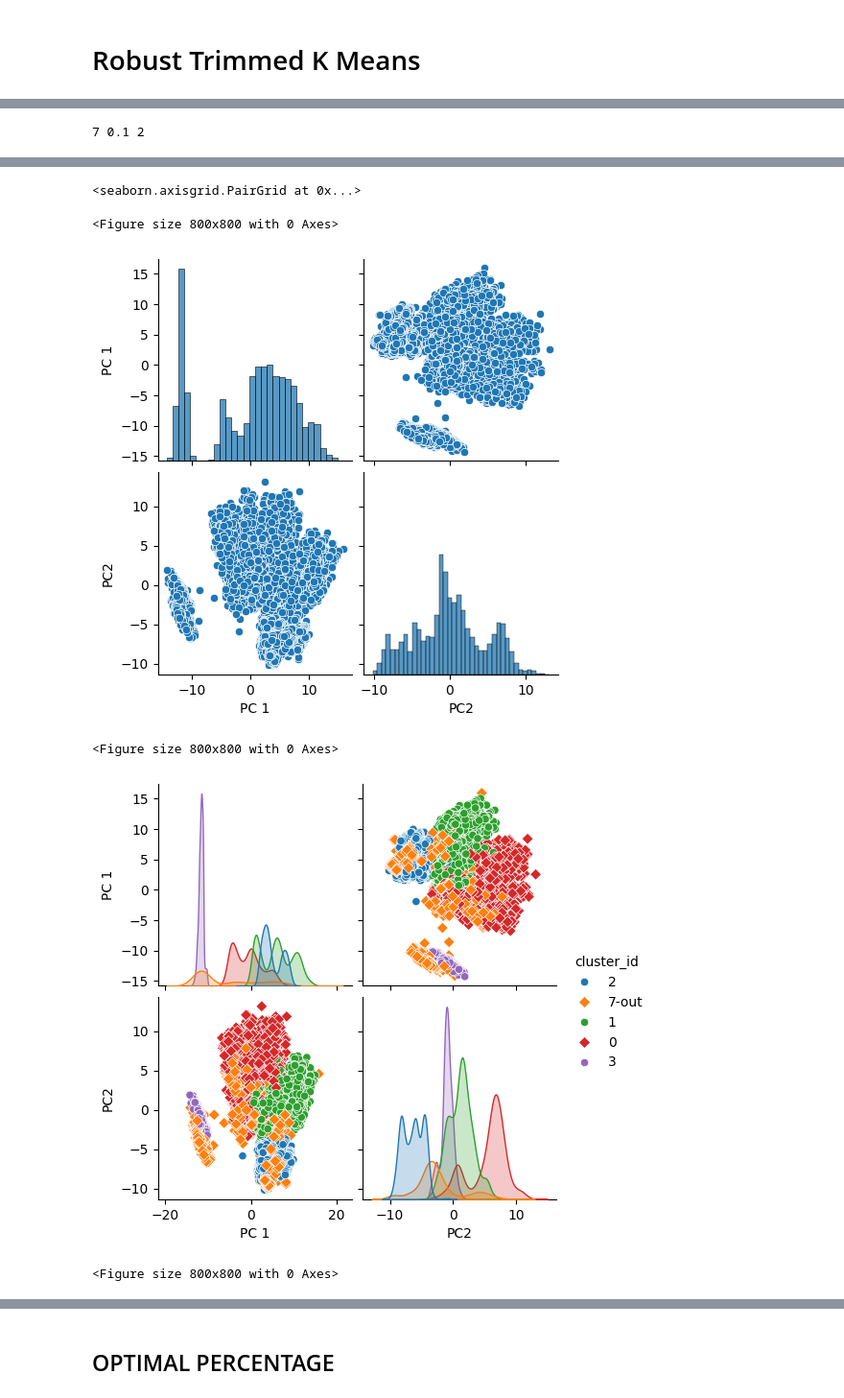
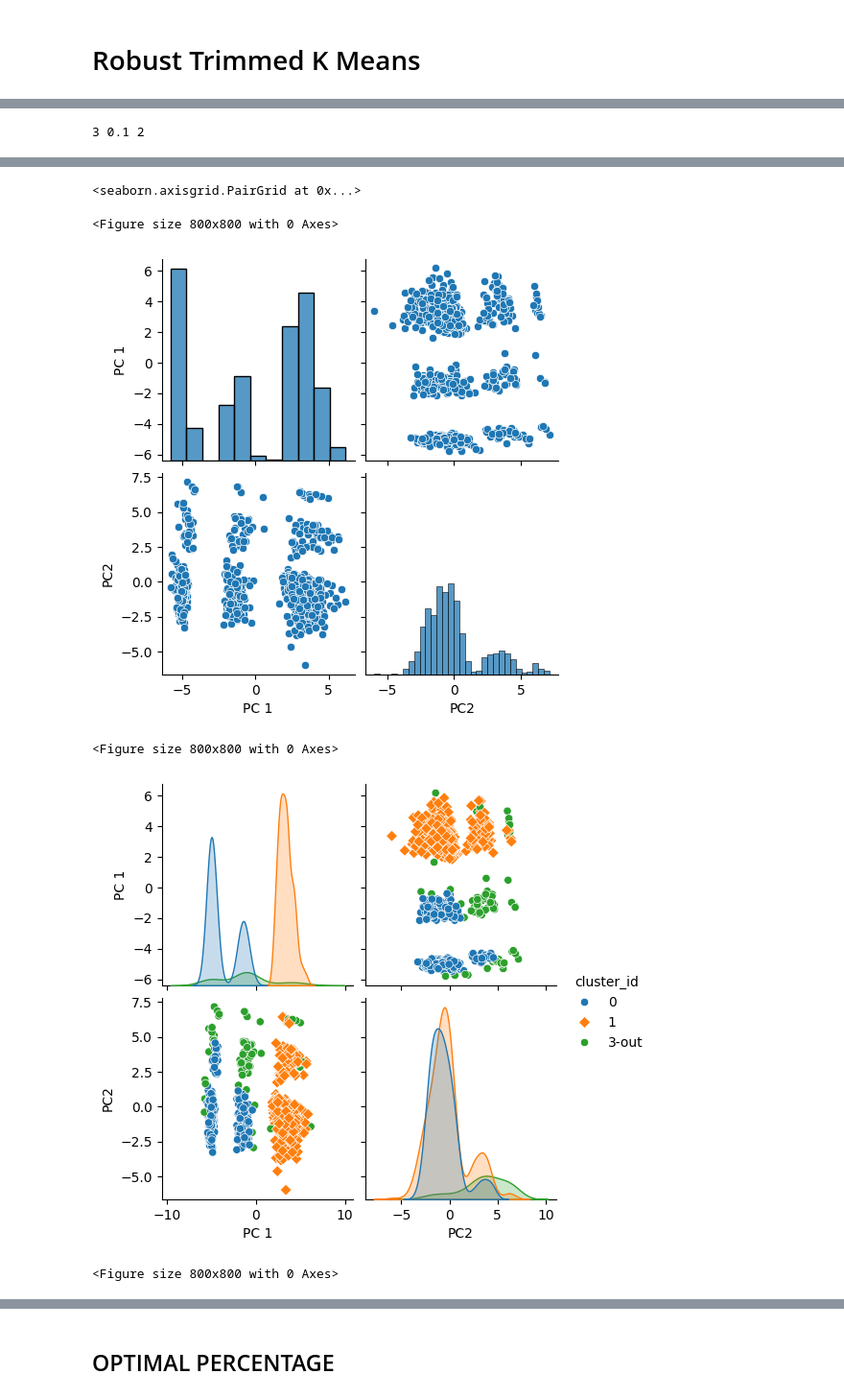
Before and after one commit to jptriciaestella/Skripsi-Kmeans-LTS, a Jupyter notebook: DATASET7/trimmed.ipynb, the cells around one changed output, grey strips where cells are left out. Shown at 96% size. Drawn from its saved outputs; the diff is of its cells as text; code cells hidden in the pictures.

```diff
--- a/DATASET7/trimmed.ipynb
+++ b/DATASET7/trimmed.ipynb
@@ -7,12 +7,9 @@ from sklearn.preprocessing import QuantileTransformer
 # %% [markdown]
 # READ DF + NORMALIZE
 # %%
-df = pd.read_csv("CC GENERAL.csv")
-df = df.select_dtypes(include=['float', 'int'])
-df.dropna(subset=['CREDIT_LIMIT'], inplace=True)
-df['MINIMUM_PAYMENTS'].fillna(df['MINIMUM_PAYMENTS'].median(), inplace=True)
-
-quantile_trans = QuantileTransformer(n_quantiles=1000, output_distribution='normal')
+df = pd.read_csv("diabetes.csv")
+df = df.loc[:, ~df.columns.isin(['Outcome'])]
+quantile_trans = QuantileTransformer(n_quantiles=df.shape[0], output_distribution='normal')
 df_scaled = pd.DataFrame(quantile_trans.fit_transform(df), columns=df.columns)
 df_scaled
 # %% [output]
@@ -80,7 +77,7 @@ plt.figure(figsize=(8,8))
 sns.pairplot(data=df_pca)
 
 # GET inliers (RTKM_result_filtered) and optimal cluster (RTKM_result)
-RTKM_result_filtered, RTKM_result = generate_data_RTKM(df_scaled, 7, 0.10, 2)
+RTKM_result_filtered, RTKM_result = generate_data_RTKM(df_scaled, 3, 0.10, 2)
 
 #PAIR PLOT with OUTLIERS
 df_pca['cluster_id'] = RTKM_result.loc[:, RTKM_result.columns.isin(['cluster_id'])]
@@ -94,4 +91,4 @@ df_pca['cluster_id'] = RTKM_result_filtered.loc[:, RTKM_result_filtered.columns.
 plt.figure(figsize=(8,8))
 sns.pairplot(data=df_pca, hue='cluster_id', markers=["o", "D"])
 # %% [output]
-7 0.1 2
+3 0.1 2
@@ -106,6 +99,6 @@ The markers list has fewer values (2) than needed (4) and will cycle, which may
 <seaborn.axisgrid.PairGrid at 0x...>
 <Figure size 800x800 with 0 Axes>
-[figure, old version]
+[figure, new version]
 <Figure size 800x800 with 0 Axes>
-[figure, old version]
+[figure, new version]
 <Figure size 800x800 with 0 Axes>
```
Also changed, not shown: parts of 7 cells of this notebook, 12 other files.
